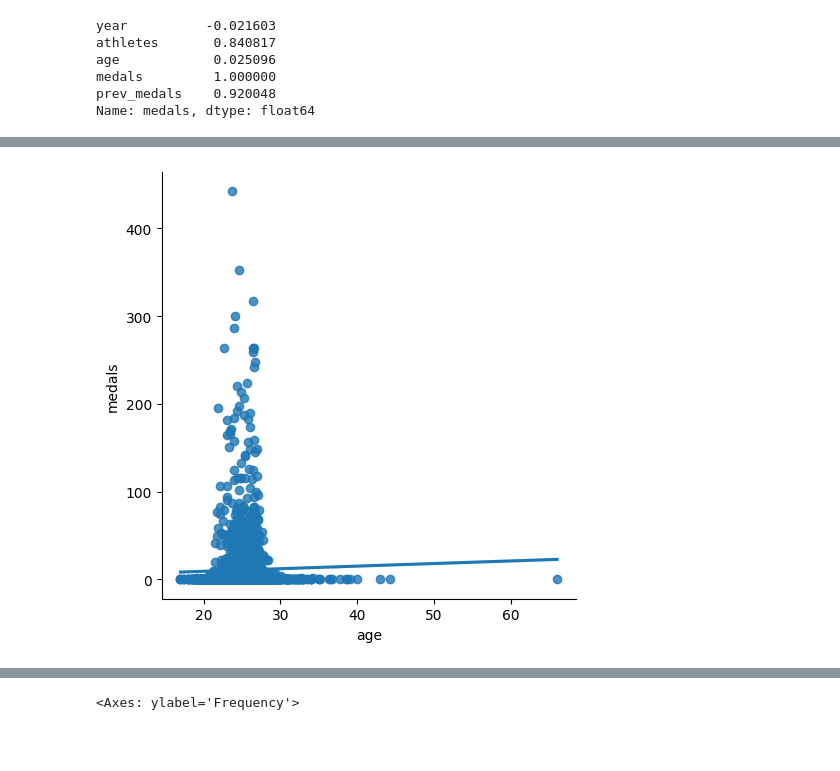
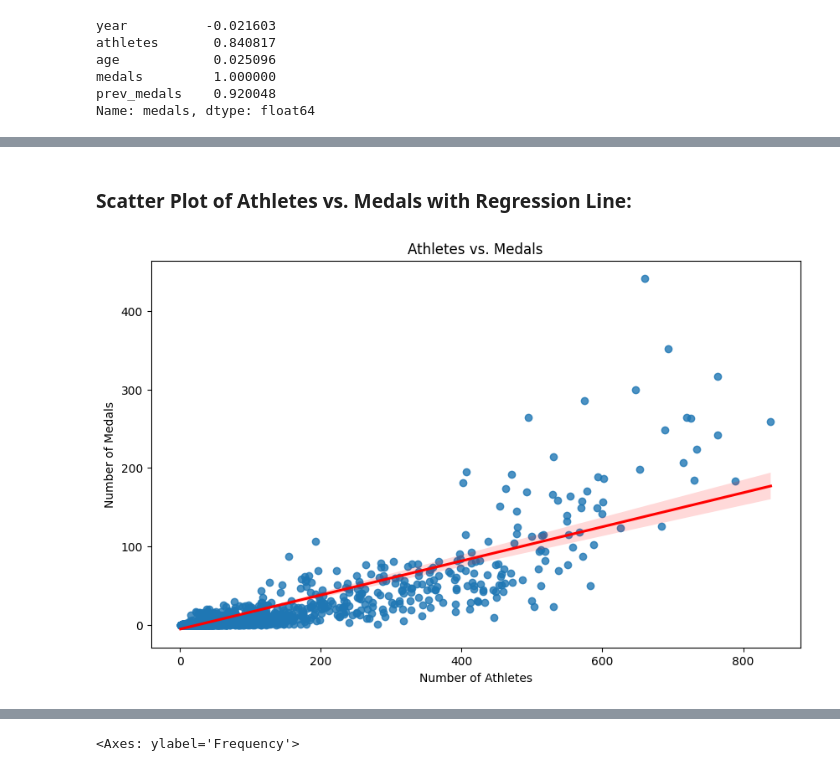
Before and after one commit to Olatunjiomotayo/Olympic-Team-Medal-Analysis, a Jupyter notebook: Olympic Team Medal Analysis.ipynb, the cells around one changed output, grey strips where cells are left out. Cells and saved outputs as stored; diff of their text form; code cells hidden in the pictures; blank space fills up the shorter version.

```diff
--- a/Olympic Team Medal Analysis.ipynb
+++ b/Olympic Team Medal Analysis.ipynb
@@ -97,5 +92,11 @@ plt.show()
-# %%
-sns.lmplot(x = "age", y = "medals", data = teams, fit_reg = True, ci = None)
-plt.show()
-# %% [output]
-[figure, removed]
+# %% [markdown]
+### **Scatter Plot of Athletes vs. Medals with Regression Line:**
+# %%
+plt.figure(figsize=(10, 6))
+sns.regplot(x="athletes", y="medals", data=teams, line_kws={"color": "red"})
+plt.title('Athletes vs. Medals')
+plt.xlabel('Number of Athletes')
+plt.ylabel('Number of Medals')
+plt.show()
+# %% [output]
+[figure, added]
```
Also changed, not shown: parts of 7 cells of this notebook.
